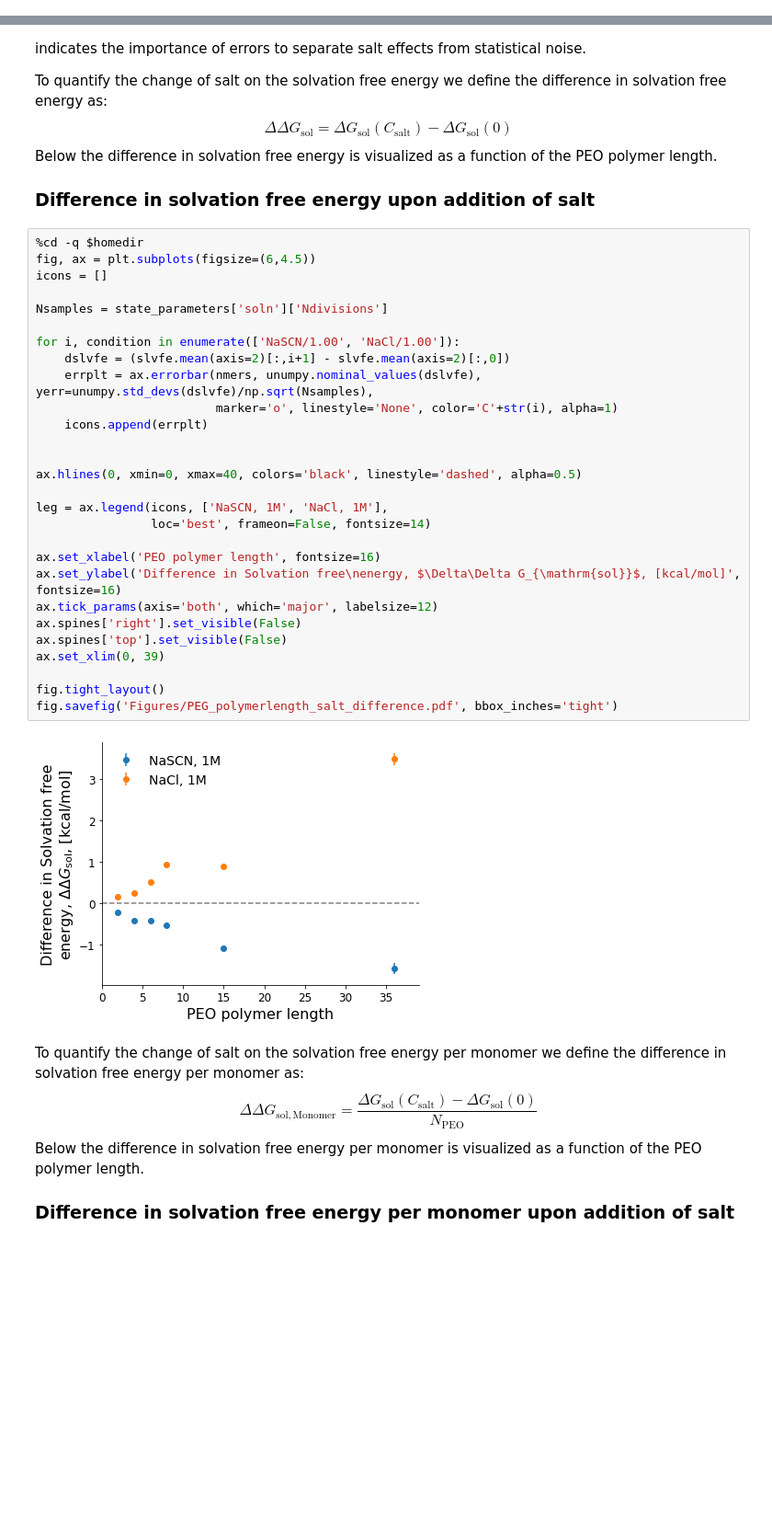
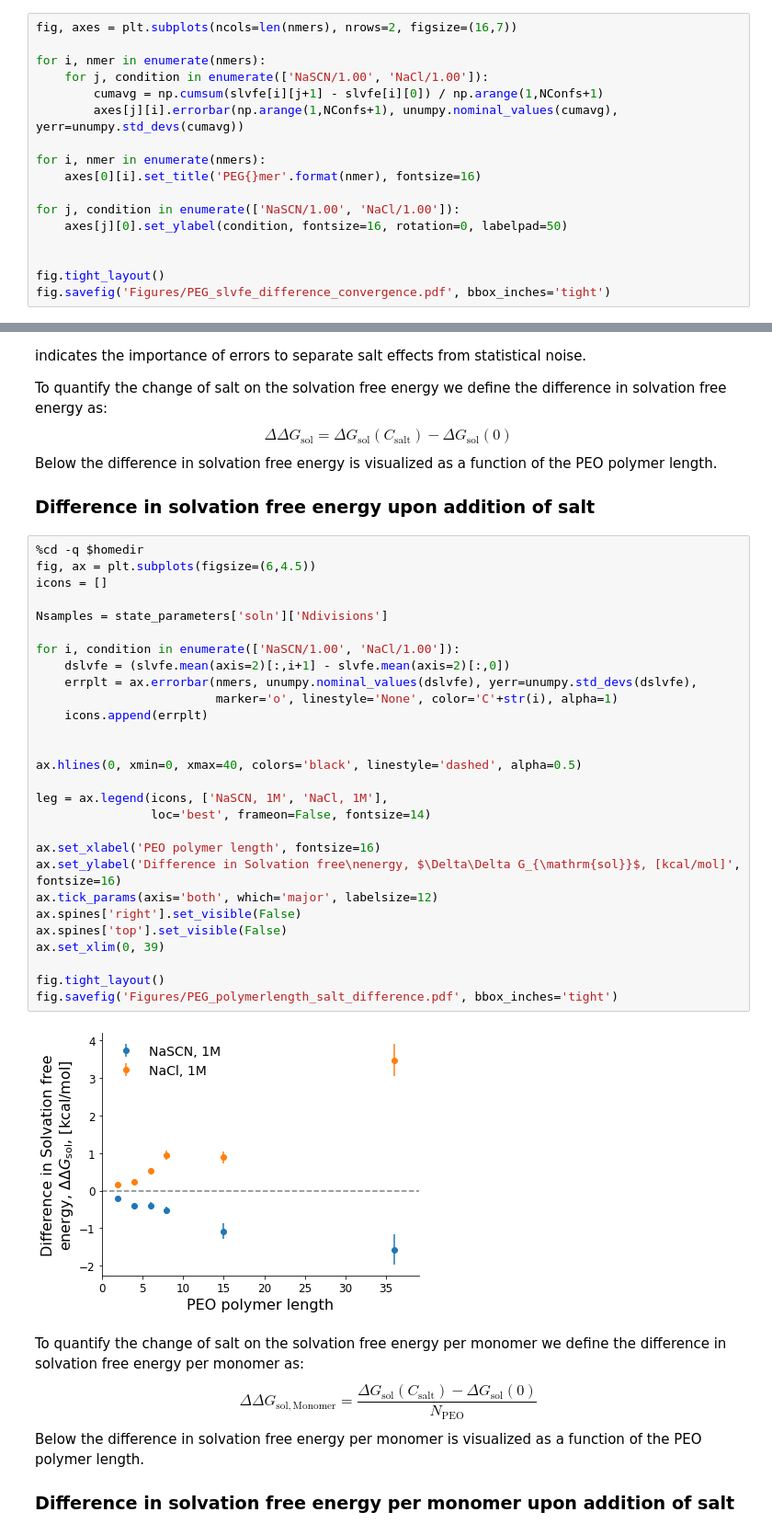
Before and after one commit to SHervoe-Hansen/PEO_solubility_in_NaCl, a Jupyter notebook: Analysis.ipynb, the cells around one changed output, grey strips where cells are left out. Shown at 92% size. Drawn from its saved outputs; the diff is of its cells as text; blank space fills up the shorter version.

```diff
--- a/Analysis.ipynb
+++ b/Analysis.ipynb
@@ -536,0 +541,17 @@ Linear statistics: NaCl/1.00
+# %%
+fig, axes = plt.subplots(ncols=len(nmers), nrows=2, figsize=(16,7))
+
+for i, nmer in enumerate(nmers):
+    for j, condition in enumerate(['NaSCN/1.00', 'NaCl/1.00']):
+        cumavg = np.cumsum(slvfe[i][j+1] - slvfe[i][0]) / np.arange(1,NConfs+1)
+        axes[j][i].errorbar(np.arange(1,NConfs+1), unumpy.nominal_values(cumavg), yerr=unumpy.std_devs(cumavg))
+
+for i, nmer in enumerate(nmers):
+    axes[0][i].set_title('PEG{}mer'.format(nmer), fontsize=16)
+
+for j, condition in enumerate(['NaSCN/1.00', 'NaCl/1.00']):
+    axes[j][0].set_ylabel(condition, fontsize=16, rotation=0, labelpad=50)
+
+
+fig.tight_layout()
+fig.savefig('Figures/PEG_slvfe_difference_convergence.pdf', bbox_inches='tight')
@@ -546,33 +569,33 @@ Below the difference in solvation free energy is visualized as a function of the
 # %%
 %cd -q $homedir
 fig, ax = plt.subplots(figsize=(6,4.5))
 icons = []
 
 Nsamples = state_parameters['soln']['Ndivisions']
 
 for i, condition in enumerate(['NaSCN/1.00', 'NaCl/1.00']):
     dslvfe = (slvfe.mean(axis=2)[:,i+1] - slvfe.mean(axis=2)[:,0])
-    errplt = ax.errorbar(nmers, unumpy.nominal_values(dslvfe), yerr=unumpy.std_devs(dslvfe)/np.sqrt(Nsamples),
+    errplt = ax.errorbar(nmers, unumpy.nominal_values(dslvfe), yerr=unumpy.std_devs(dslvfe),
                          marker='o', linestyle='None', color='C'+str(i), alpha=1)
     icons.append(errplt)
 
 
 ax.hlines(0, xmin=0, xmax=40, colors='black', linestyle='dashed', alpha=0.5)
 
 leg = ax.legend(icons, ['NaSCN, 1M', 'NaCl, 1M'],
                 loc='best', frameon=False, fontsize=14)
 
 ax.set_xlabel('PEO polymer length', fontsize=16)
 ax.set_ylabel('Difference in Solvation free\nenergy, $\Delta\Delta G_{\mathrm{sol}}$, [kcal/mol]', fontsize=16)
 ax.tick_params(axis='both', which='major', labelsize=12)
 ax.spines['right'].set_visible(False)
 ax.spines['top'].set_visible(False)
 ax.set_xlim(0, 39)
 
 fig.tight_layout()
 fig.savefig('Figures/PEG_polymerlength_salt_difference.pdf', bbox_inches='tight')
 # %% [output]
-[figure, old version]
+[figure, new version]
 # %% [markdown]
 To quantify the change of salt on the solvation free energy per monomer we define the difference in solvation free energy per monomer as:
 $$
```
Also changed, not shown: parts of 6 cells of this notebook, 8 other files.
